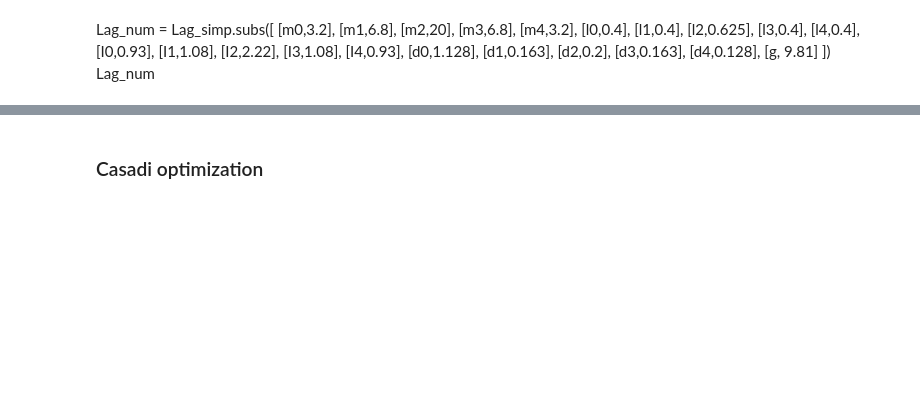
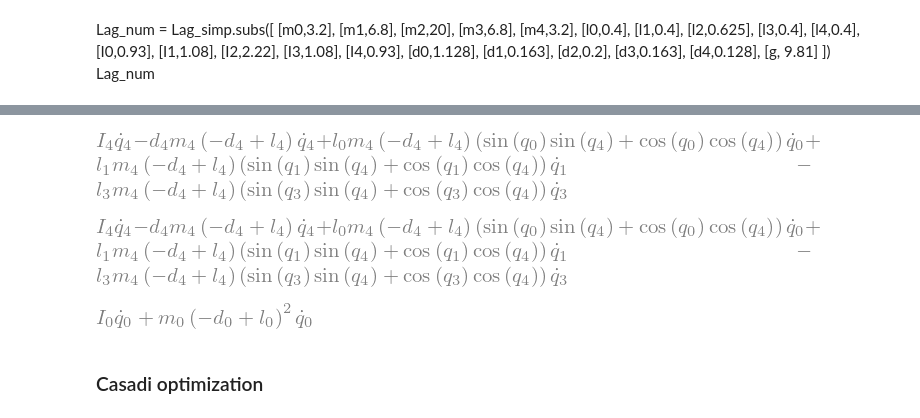
Before and after one commit to AunSiro/Second-Order-Schemes, a Jupyter notebook: Five-Link-Biped.ipynb, the cells around one changed output, grey strips where cells are left out. Drawn from its saved outputs; the diff is of its cells as text; code cells hidden in the pictures; blank space fills up the shorter version.

```diff
--- a/Five-Link-Biped.ipynb
+++ b/Five-Link-Biped.ipynb
@@ -287,0 +358,3 @@ ang_mom_p0_np = lambdify([sym_x, sym_params], ang_mom_p0,'numpy')
+# %%
+P5_static = P5.locatenew('P5_static', 0 * N_in.y)
+P5_static.set_vel(N_in, 0 * N_in.y)
@@ -288,5 +364,17 @@ ang_mom_p0_np = lambdify([sym_x, sym_params], ang_mom_p0,'numpy')
+# %%
+angular_momentum(P5_static, N_in, bodies[-1]).dot(N_in.z)
+# %% [output]
+[figure, added]
+# %%
+angular_momentum(P5, N_in, bodies[-1]).dot(N_in.z)
+# %% [output]
+[figure, added]
 # %%
 from sympy.physics.mechanics import kinetic_energy, potential_energy
+# %%
+angular_momentum(P0, N_in, bodies[0]).dot(N_in.z)
+# %% [output]
+[figure, added]
 # %%
 system_energy = potential_energy(*bodies) + kinetic_energy(N_in, *bodies)
 # %%
```
Also changed, not shown: parts of 38 cells of this notebook, 1 other file.
